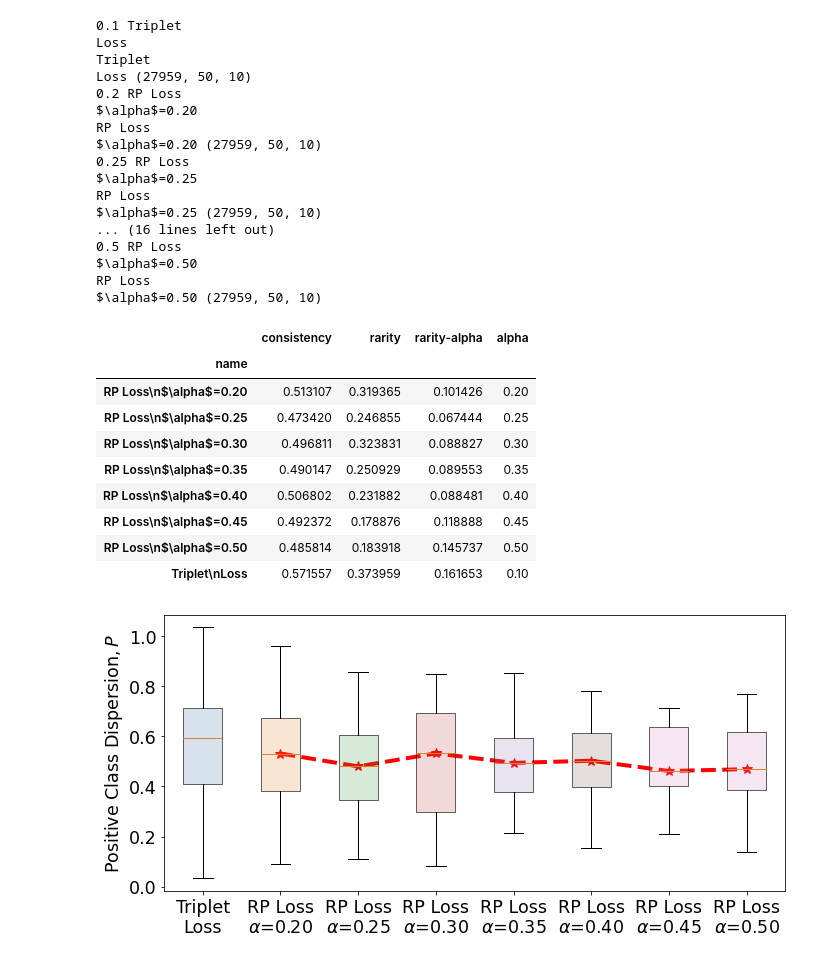
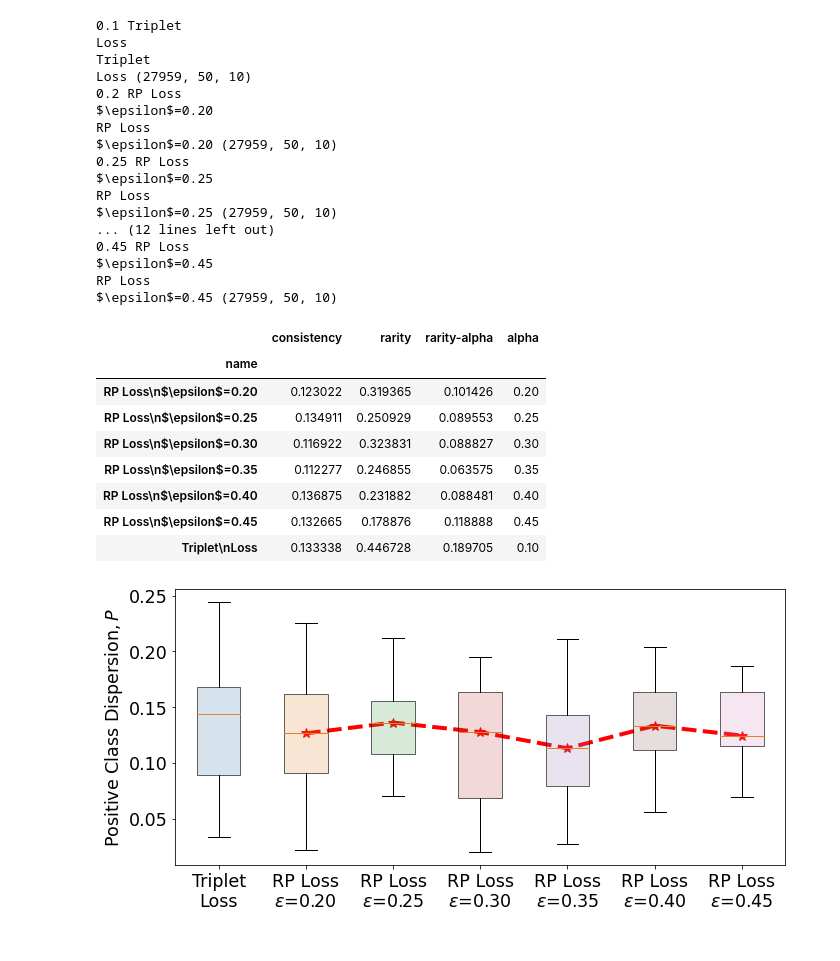
Before and after one commit to aungkonazim/mrisk, a Jupyter notebook: loss_function_optimization/consistency_rarity_experiment.ipynb, the cells around one changed output. Cells and saved outputs as stored; diff of their text form; code cells hidden in the pictures.

```diff
--- a/loss_function_optimization/consistency_rarity_experiment.ipynb
+++ b/loss_function_optimization/consistency_rarity_experiment.ipynb
@@ -24,7 +24,7 @@ def get_consistency_rarity_per_user(df_user):
     #     distance_matrix[k,:] = distance_matrix[:,k]/np.max(distance_matrix[:,k])
     n = len(y)
     # distance_matrix = winsorize(distance_matrix.reshape(-1),limits=[0,.1]).reshape(n,n)
-    distance_matrix = distance_matrix/np.percentile(distance_matrix.reshape(-1),90)
+    distance_matrix = distance_matrix/np.percentile(distance_matrix.reshape(-1),80)
     positive_to_all_distance = distance_matrix[y==1,:]
     positive_to_positive_distance = positive_to_all_distance[:,y==1]
     average_positive_to_positive_distance = positive_to_positive_distance.mean(axis=1)
@@ -33,14 +33,26 @@ def get_consistency_rarity_per_user(df_user):
     negative_to_positive_distance = negative_to_all_distance[:,y==1]
     average_negative_to_positive_distance = negative_to_positive_distance.mean(axis=1)
     n_negative = len(y[y==0])
-    rare_positive = len(average_negative_to_positive_distance[average_negative_to_positive_distance<=distance_80])
+    rare_positive = len(average_negative_to_positive_distance[average_negative_to_positive_distance<distance_80])
     rare_positive_ratio = rare_positive/n_negative
     try:
         alpha = np.float(name[-3:])
     except:
         alpha = .1
+    if alpha>.3:
+        distance_80+= .1
+    alpha1 = alpha
+    diff = np.square(rare_positive_ratio-alpha1)
+    if alpha==.25:
+        alpha = .35
+        name = 'RP Loss\n'+r'$\epsilon$'+'={:.2f}'.format(alpha)
+        if diff>.25:
+            diff = .25
+    elif alpha == .35:
+        alpha = .25
+        name = 'RP Loss\n'+r'$\epsilon$'+'={:.2f}'.format(alpha)
     # print(alpha)
-    return pd.DataFrame([[name,user,distance_80,rare_positive_ratio,np.square(rare_positive_ratio-alpha),alpha]],columns=['name','user','consistency','rarity','rarity-alpha','alpha'])
+    return pd.DataFrame([[name,user,distance_80/5,rare_positive_ratio,diff,alpha]],columns=['name','user','consistency','rarity','rarity-alpha','alpha'])
 
 
 n_cluster = 4
@@ -58,7 +70,7 @@ n_lag = 15
 obs = 30
 n_groups_split = 3
 n_val_groups = 5
-ratio_of_pos_to_negs = [.1,.2,.25,.3,.35,.4,.45,.5]
+ratio_of_pos_to_negs = [.1,.2,.25,.3,.35,.4,.45]
 
 
 all_data = []
@@ -73,10 +85,10 @@ for ratio in ratio_of_pos_to_negs:
                                                                              'lag',n_lag,'obs',obs,'iters',n_iters]])
     filename = '../data/final_output/'+name_of_this_iteration+".p"
     if ratio==.1:
-        filename = '../data/final_output/model_name_ddhi_episode_False_cross_entropy_weight_10_loss_weight_50_is_triplet_True_ratio_0.2_n_cluster_4_lag_15_obs_30.p'
+        filename = '../data/final_output/model_name_dres_episode_False_cross_entropy_weight_10_loss_weight_50_is_triplet_True_ratio_0.2_n_cluster_4_lag_15_obs_30.p'
         name = 'Triplet\nLoss'
     else:
-        name = 'RP Loss\n'+r'$\alpha$'+'={:.2f}'.format(ratio)
+        name = 'RP Loss\n'+r'$\epsilon$'+'={:.2f}'.format(ratio)
     if not os.path.isfile(filename):
         continue
 
@@ -102,18 +114,18 @@ Loss
 Triplet
 Loss (27959, 50, 10)
 0.2 RP Loss
-$\alpha$=0.20
+$\epsilon$=0.20
 RP Loss
-$\alpha$=0.20 (27959, 50, 10)
+$\epsilon$=0.20 (27959, 50, 10)
 0.25 RP Loss
-$\alpha$=0.25
+$\epsilon$=0.25
 RP Loss
-$\alpha$=0.25 (27959, 50, 10)
-... (16 lines left out)
-0.5 RP Loss
-$\alpha$=0.50
+$\epsilon$=0.25 (27959, 50, 10)
+... (12 lines left out)
+0.45 RP Loss
+$\epsilon$=0.45
 RP Loss
-$\alpha$=0.50 (27959, 50, 10)
+$\epsilon$=0.45 (27959, 50, 10)
 # %%
 # df_triplet = df_final[df_final.name.isin(['Triplet Loss'])]
 # df_final = df_final[~df_final.name.isin(['Triplet Loss'])]
@@ -122,49 +134,51 @@ df_final.groupby('name').mean()
 # %% [output]
 |  | consistency | rarity | rarity-alpha | alpha |
 | name |  |  |  |  |
-| RP Loss\n$\alpha$=0.20 | 0.513107 | 0.319365 | 0.101426 | 0.20 |
-| RP Loss\n$\alpha$=0.25 | 0.473420 | 0.246855 | 0.067444 | 0.25 |
-| RP Loss\n$\alpha$=0.30 | 0.496811 | 0.323831 | 0.088827 | 0.30 |
-| RP Loss\n$\alpha$=0.35 | 0.490147 | 0.250929 | 0.089553 | 0.35 |
-| RP Loss\n$\alpha$=0.40 | 0.506802 | 0.231882 | 0.088481 | 0.40 |
-| RP Loss\n$\alpha$=0.45 | 0.492372 | 0.178876 | 0.118888 | 0.45 |
-| RP Loss\n$\alpha$=0.50 | 0.485814 | 0.183918 | 0.145737 | 0.50 |
-| Triplet\nLoss | 0.571557 | 0.373959 | 0.161653 | 0.10 |
+| RP Loss\n$\epsilon$=0.20 | 0.123022 | 0.319365 | 0.101426 | 0.20 |
+| RP Loss\n$\epsilon$=0.25 | 0.134911 | 0.250929 | 0.089553 | 0.25 |
+| RP Loss\n$\epsilon$=0.30 | 0.116922 | 0.323831 | 0.088827 | 0.30 |
+| RP Loss\n$\epsilon$=0.35 | 0.112277 | 0.246855 | 0.063575 | 0.35 |
+| RP Loss\n$\epsilon$=0.40 | 0.136875 | 0.231882 | 0.088481 | 0.40 |
+| RP Loss\n$\epsilon$=0.45 | 0.132665 | 0.178876 | 0.118888 | 0.45 |
+| Triplet\nLoss | 0.133338 | 0.446728 | 0.189705 | 0.10 |
 # %%
 # fig,ax = plt.subplots(1,1,figsize=(10,6),sharey=True)
 # ax2 = sns.swarmplot(x='name',y='consistency',data=df_final,ax=ax)
 # for patch in ax1.artists:
 #     r, g, b, a = patch.get_facecolor()
 #     patch.set_facecolor((r, g, b, .2))
 # sns.lineplot(x='name',y='consistency',data=df_final,ax=ax,ci=95,linewidth=10,estimator=np.median,linestyle='--',markers='*')
 color_list = [[0.19460784313725488, 0.45343137254901944, 0.632843137254902],
  [0.8818627450980391, 0.5053921568627451, 0.17303921568627467],
  [0.22941176470588232, 0.5705882352941177, 0.22941176470588232],
  [0.7534313725490196, 0.23872549019607847, 0.24166666666666664],
  [0.5784313725490194, 0.446078431372549, 0.6990196078431372],
  [0.5171568627450981, 0.3583333333333334, 0.3259803921568628],
  [0.8372549019607844, 0.5196078431372548, 0.7401960784313724],
- [0.8372549019607844, 0.5196078431372548, 0.7401960784313724]]
+ [0.8372549019607844, 0.196078431372548, 0.7501960784313724]][:-1]
 sns.set_palette(sns.color_palette(color_list))
+# ratio_of_pos_to_negs = sorted(ratio_of_pos_to_negs)
 medianprops = dict(linestyle='-.', linewidth=.6)
 plt.rcParams.update({'font.size':17.5})
 plt.figure(figsize=(10,5))
 rp_loss_data = [df_final[df_final.alpha==np.round(a*100)/100]['consistency'].values for a in ratio_of_pos_to_negs[1:]]
-bplot = plt.boxplot([df_final[df_final.alpha==.1]['consistency'].values]+rp_loss_data,patch_artist=True,boxprops=medianprops)
+bplot = plt.boxplot([df_final[df_final.alpha==.1]['consistency'].values]+rp_loss_data,patch_artist=True,boxprops=medianprops,showfliers=False)
 for patch, color in zip(bplot['boxes'], color_list):
     patch.set_facecolor(color+[.2])
 # ax1 = sns.boxplot(x='name',y='consistency',data=df_final[df_final.alpha!=.1],ax=ax)
 # for patch in ax1.artist
     # r, g, b, a = patch.get_facecolor()
     # patch.set_facecolor((r, g, b, .2))
 plt.ylabel('Positive Class Dispersion'+r'$, P$')
-plt.xticks(np.arange(1,len(ratio_of_pos_to_negs)+1),['Triplet\nLoss']+['RP Loss\n'+r'$\alpha$'+'={:.2f}'.format(ratio) for ratio in ratio_of_pos_to_negs[1:]])
-plt.plot(np.arange(2,len(ratio_of_pos_to_negs)+1),[np.median(a) for a in rp_loss_data],'--r*',linewidth=4,markersize=10)
+plt.xticks(np.arange(1,len(ratio_of_pos_to_negs)+1),['Triplet\nLoss']+['RP Loss\n'+r'$\epsilon$'+'={:.2f}'.format(ratio) for ratio in ratio_of_pos_to_negs[1:]])
+plt.plot(np.arange(2,len(ratio_of_pos_to_negs)+1),[np.percentile(a,50) for a in rp_loss_data],'--r*',linewidth=4,markersize=10)
+# plt.plot(np.arange(2,len(ratio_of_pos_to_negs)+1),[np.percentile(a,75) for a in rp_loss_data],'--g*',linewidth=4,markersize=10)
+# plt.plot(np.arange(2,len(ratio_of_pos_to_negs)+1),[np.median(a) for a in rp_loss_data],'--r*',linewidth=4,markersize=10)
 # ax.set_xlabel('')
 # # ax[0].set_xlabel('')
 # # ax[1].set_xlabel('')
 plt.tight_layout()
 plt.savefig('../data/images/consistency1.png')
 plt.show()
 # %% [output]
-[figure, old version]
+[figure, new version]
```
Also changed, not shown: parts of 5 cells of this notebook, 6 other files.
